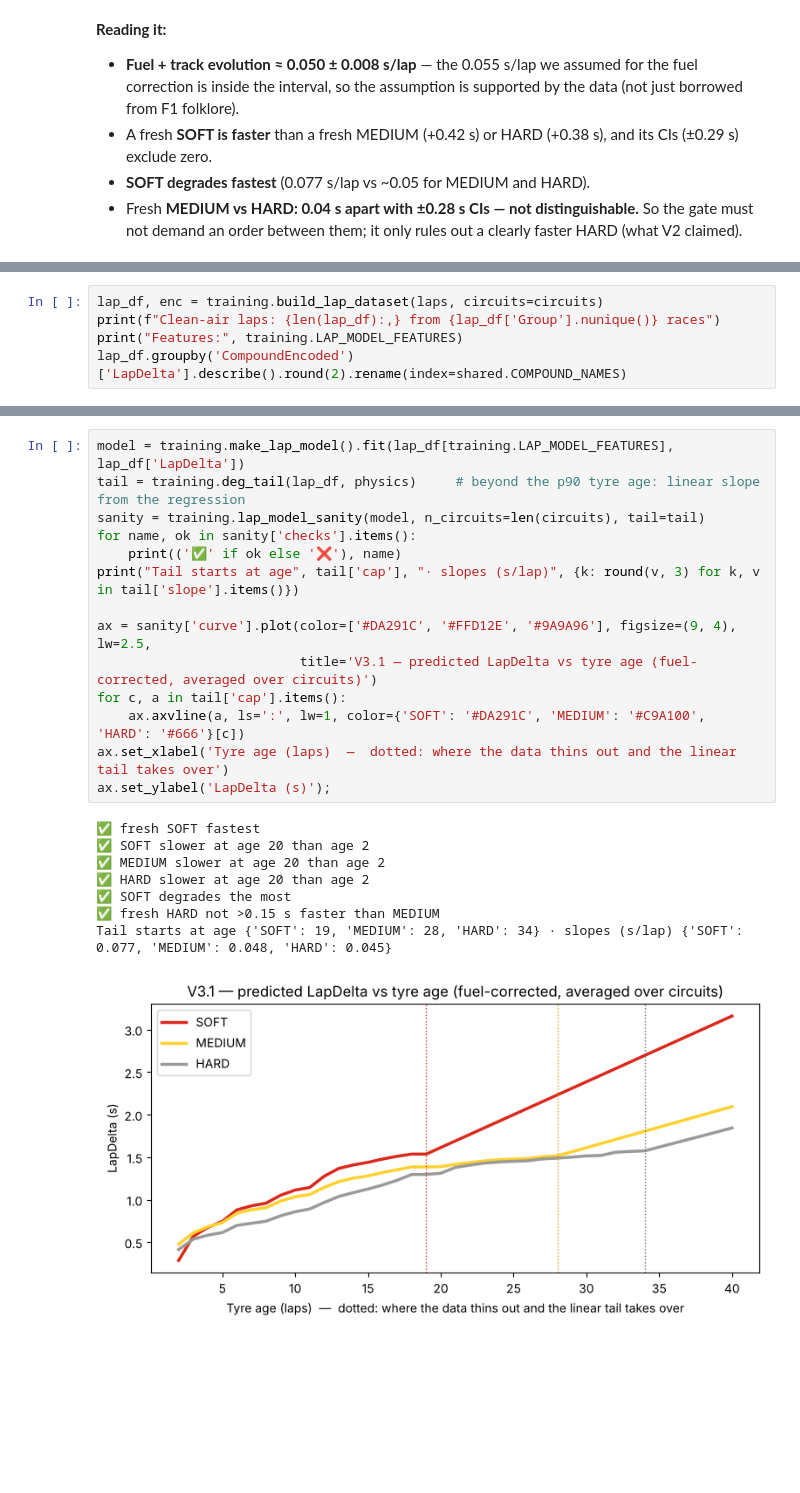
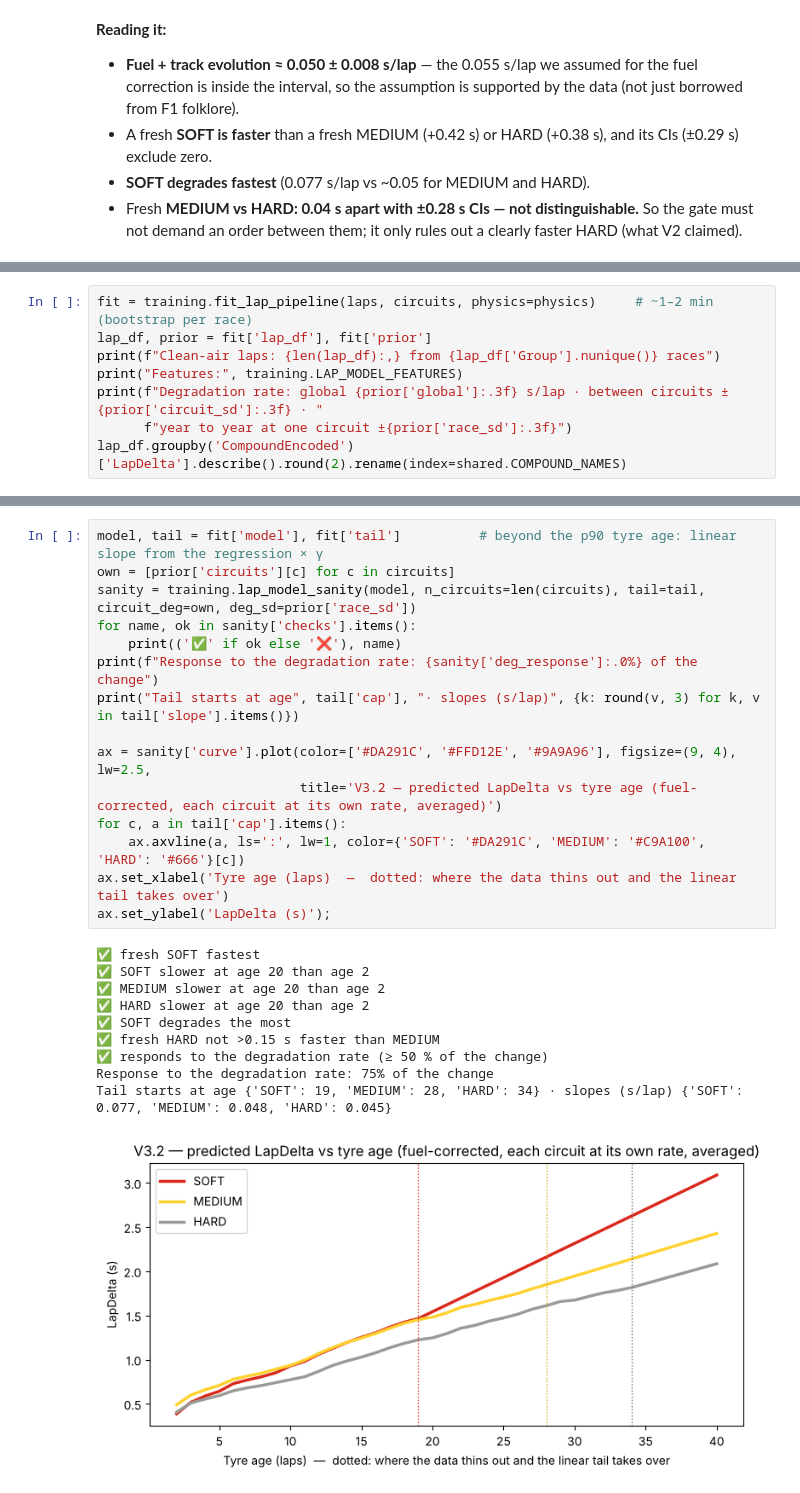
Before and after one commit to pdf1802/f1-data-science, a Jupyter notebook: notebooks/lap_time_model.ipynb, the cells around one changed output, grey strips where cells are left out. Saved outputs shown, nothing was run; the diff lists cells and outputs as text; blank space fills up the shorter version.

```diff
--- a/notebooks/lap_time_model.ipynb
+++ b/notebooks/lap_time_model.ipynb
@@ -1086,6 +1098,9 @@ green-flag racing laps only (no lap 1, no in/out laps), clean air only.
 # %%
-lap_df, enc = training.build_lap_dataset(laps, circuits=circuits)
+fit = training.fit_lap_pipeline(laps, circuits, physics=physics)     # ~1–2 min (bootstrap per race)
+lap_df, prior = fit['lap_df'], fit['prior']
 print(f"Clean-air laps: {len(lap_df):,} from {lap_df['Group'].nunique()} races")
 print("Features:", training.LAP_MODEL_FEATURES)
+print(f"Degradation rate: global {prior['global']:.3f} s/lap · between circuits ±{prior['circuit_sd']:.3f} · "
+      f"year to year at one circuit ±{prior['race_sd']:.3f}")
 lap_df.groupby('CompoundEncoded')['LapDelta'].describe().round(2).rename(index=shared.COMPOUND_NAMES)
 # %% [output]
@@ -1122,26 +1144,29 @@ model questions whose answers we *know* (from the regression above), averaged ov
 # %%
-model = training.make_lap_model().fit(lap_df[training.LAP_MODEL_FEATURES], lap_df['LapDelta'])
-tail = training.deg_tail(lap_df, physics)     # beyond the p90 tyre age: linear slope from the regression
-sanity = training.lap_model_sanity(model, n_circuits=len(circuits), tail=tail)
+model, tail = fit['model'], fit['tail']          # beyond the p90 tyre age: linear slope from the regression × γ
+own = [prior['circuits'][c] for c in circuits]
+sanity = training.lap_model_sanity(model, n_circuits=len(circuits), tail=tail, circuit_deg=own, deg_sd=prior['race_sd'])
 for name, ok in sanity['checks'].items():
     print(('✅' if ok else '❌'), name)
+print(f"Response to the degradation rate: {sanity['deg_response']:.0%} of the change")
 print("Tail starts at age", tail['cap'], "· slopes (s/lap)", {k: round(v, 3) for k, v in tail['slope'].items()})
 
 ax = sanity['curve'].plot(color=['#DA291C', '#FFD12E', '#9A9A96'], figsize=(9, 4), lw=2.5,
-                          title='V3.1 — predicted LapDelta vs tyre age (fuel-corrected, averaged over circuits)')
+                          title='V3.2 — predicted LapDelta vs tyre age (fuel-corrected, each circuit at its own rate, averaged)')
 for c, a in tail['cap'].items():
     ax.axvline(a, ls=':', lw=1, color={'SOFT': '#DA291C', 'MEDIUM': '#C9A100', 'HARD': '#666'}[c])
 ax.set_xlabel('Tyre age (laps)  —  dotted: where the data thins out and the linear tail takes over')
 ax.set_ylabel('LapDelta (s)');
 # %% [output]
 ✅ fresh SOFT fastest
 ✅ SOFT slower at age 20 than age 2
 ✅ MEDIUM slower at age 20 than age 2
 ✅ HARD slower at age 20 than age 2
 ✅ SOFT degrades the most
 ✅ fresh HARD not >0.15 s faster than MEDIUM
+✅ responds to the degradation rate (≥ 50 % of the change)
+Response to the degradation rate: 75% of the change
 Tail starts at age {'SOFT': 19, 'MEDIUM': 28, 'HARD': 34} · slopes (s/lap) {'SOFT': 0.077, 'MEDIUM': 0.048, 'HARD': 0.045}
-[figure, old version]
+[figure, new version]
 # %% [markdown]
 ### Save — with the one-command pipeline
 The dashboard, the race engine and the Race Engineer need a **consistent set** of artefacts
```
Also changed, not shown: parts of 8 cells of this notebook, 22 other files.
